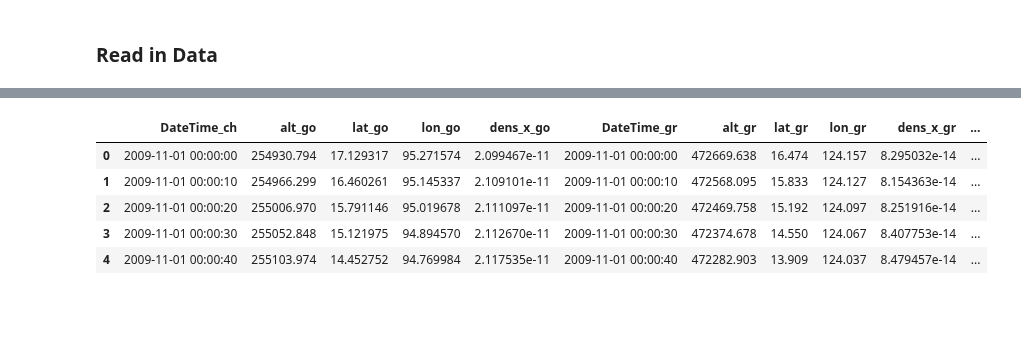
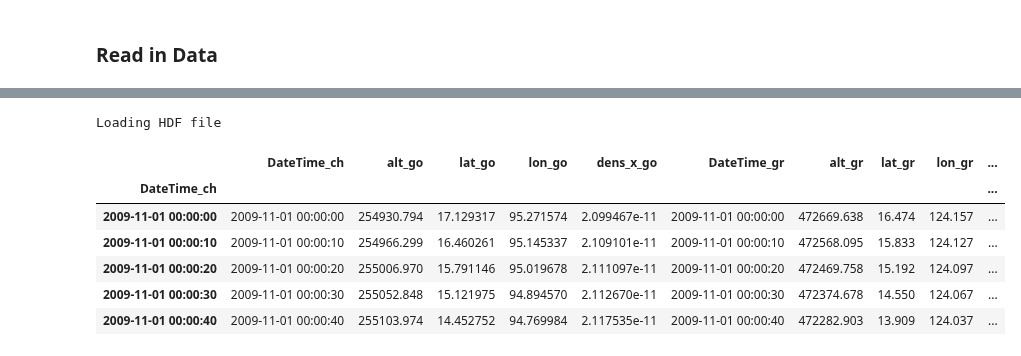
Before and after one commit to kylermurphy/SatDrag, a Jupyter notebook: Notebooks/test_den_profile.ipynb, the cells around one changed output, grey strips where cells are left out. Cells and saved outputs as stored; diff of their text form; code cells hidden in the pictures; blank space fills up the shorter version.

```diff
--- a/Notebooks/test_den_profile.ipynb
+++ b/Notebooks/test_den_profile.ipynb
@@ -128,11 +27,24 @@ D:\data\SatDensities\TOLEOS\GOCE\GO_DNS_WND_ACC_2009_11_v01.zip
-# %%
-sat_gr = sat_gr.drop(columns='DateTime_ch')
-sat_gr = sat_gr.reset_index()
-sat_gr.head()
-# %% [output]
-|  | DateTime_ch | alt_go | lat_go | lon_go | dens_x_go | DateTime_gr | alt_gr | lat_gr | lon_gr | dens_x_gr | ... |
-| 0 | 2009-11-01 00:00:00 | 254930.794 | 17.129317 | 95.271574 | 2.099467e-11 | 2009-11-01 00:00:00 | 472669.638 | 16.474 | 124.157 | 8.295032e-14 | ... |
-| 1 | 2009-11-01 00:00:10 | 254966.299 | 16.460261 | 95.145337 | 2.109101e-11 | 2009-11-01 00:00:10 | 472568.095 | 15.833 | 124.127 | 8.154363e-14 | ... |
-| 2 | 2009-11-01 00:00:20 | 255006.970 | 15.791146 | 95.019678 | 2.111097e-11 | 2009-11-01 00:00:20 | 472469.758 | 15.192 | 124.097 | 8.251916e-14 | ... |
-| 3 | 2009-11-01 00:00:30 | 255052.848 | 15.121975 | 94.894570 | 2.112670e-11 | 2009-11-01 00:00:30 | 472374.678 | 14.550 | 124.067 | 8.407753e-14 | ... |
-| 4 | 2009-11-01 00:00:40 | 255103.974 | 14.452752 | 94.769984 | 2.117535e-11 | 2009-11-01 00:00:40 | 472282.903 | 13.909 | 124.037 | 8.479457e-14 | ... |
+# %%
+sat_comp = 'go'
+
+sat_file = f'D:\\data\\SatDensities\\{sat_comp}_den_profile.hdf'
+sat_path = os.path.exists(sat_file)
+
+if sat_path:
+    print('Loading HDF file')
+    sat_gr = pd.read_hdf(sat_file)
+else:
+    print(f'No file {sat_file}')
+    print('Run gen_sat_data() from den_alt_norm.py')
+# %% [output]
+Loading HDF file
+# %%
+sat_gr.head(5)
+# %% [output]
+|  | DateTime_ch | alt_go | lat_go | lon_go | dens_x_go | DateTime_gr | alt_gr | lat_gr | lon_gr | ... |
+| DateTime_ch |  |  |  |  |  |  |  |  |  | ... |
+| 2009-11-01 00:00:00 | 2009-11-01 00:00:00 | 254930.794 | 17.129317 | 95.271574 | 2.099467e-11 | 2009-11-01 00:00:00 | 472669.638 | 16.474 | 124.157 | ... |
+| 2009-11-01 00:00:10 | 2009-11-01 00:00:10 | 254966.299 | 16.460261 | 95.145337 | 2.109101e-11 | 2009-11-01 00:00:10 | 472568.095 | 15.833 | 124.127 | ... |
+| 2009-11-01 00:00:20 | 2009-11-01 00:00:20 | 255006.970 | 15.791146 | 95.019678 | 2.111097e-11 | 2009-11-01 00:00:20 | 472469.758 | 15.192 | 124.097 | ... |
+| 2009-11-01 00:00:30 | 2009-11-01 00:00:30 | 255052.848 | 15.121975 | 94.894570 | 2.112670e-11 | 2009-11-01 00:00:30 | 472374.678 | 14.550 | 124.067 | ... |
+| 2009-11-01 00:00:40 | 2009-11-01 00:00:40 | 255103.974 | 14.452752 | 94.769984 | 2.117535e-11 | 2009-11-01 00:00:40 | 472282.903 | 13.909 | 124.037 | ... |
```
Also changed, not shown: parts of 11 cells of this notebook, 1 other file.
